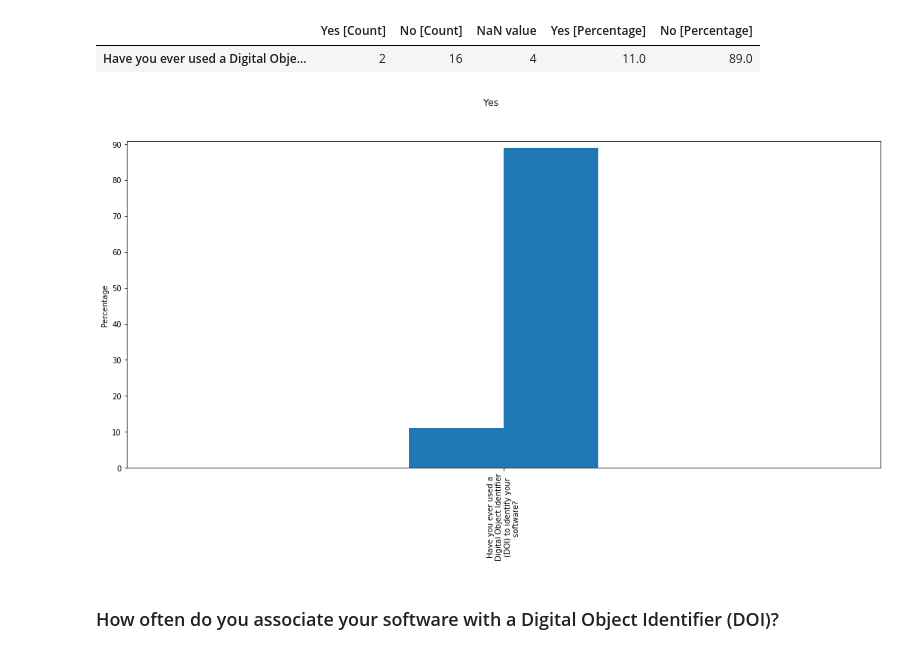
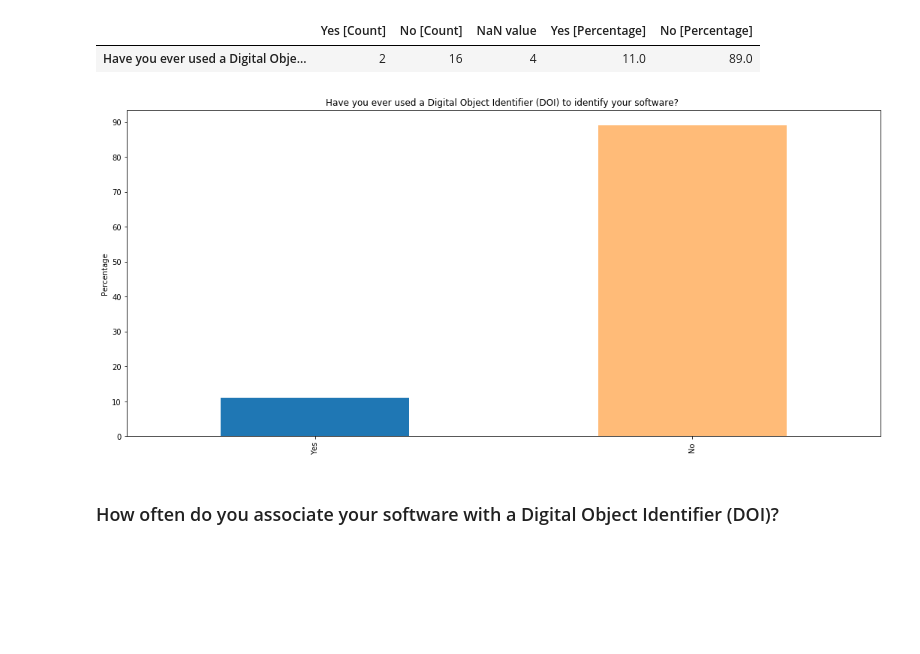
Before and after one commit to softwaresaved/international-survey, a Jupyter notebook: analysis/results_zaf_2017_narrative.ipynb, the cells around one changed output. Cells and saved outputs as stored; diff of their text form; code cells hidden in the pictures; blank space fills up the shorter version.

```diff
--- a/analysis/results_zaf_2017_narrative.ipynb
+++ b/analysis/results_zaf_2017_narrative.ipynb
@@ -1015,9 +1071,9 @@ display_side_by_side(v_to_count,perc_to_count)
 |  | Yes [Count] | No [Count] | NaN value | Yes [Percentage] | No [Percentage] |
 | Have you ever used a Digital Obje... | 2 | 16 | 4 | 11.0 | 89.0 |
 # %%
-_ = get_plot(perc_to_count, "one choice", dropna=False)
+_ = get_plot(perc_to_count, "y/n/na")
 # %% [output]
-[figure, old version]
+[figure, new version]
 # %% [markdown]
 ### How often do you associate your software with a Digital Object Identifier (DOI)?
 # %%
```
Also changed, not shown: parts of 59 cells of this notebook, 30 other files.
